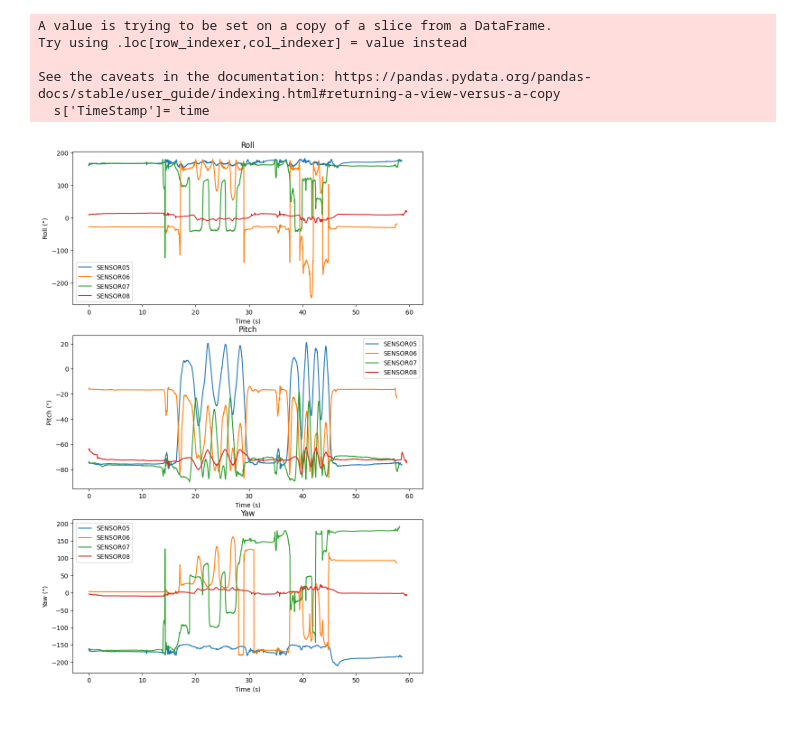
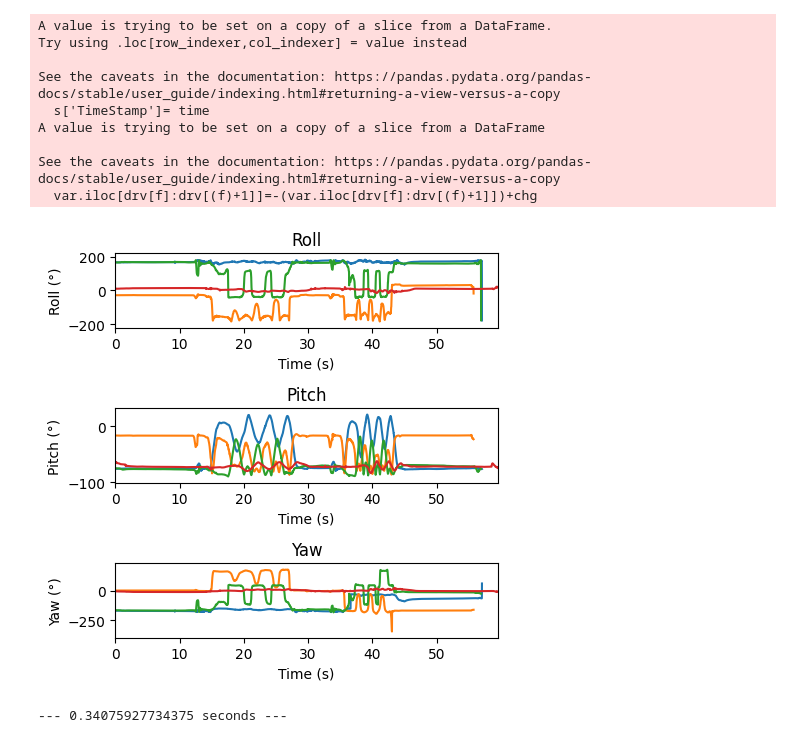
Before and after one commit to TEC-CIMB/SAM-Processing, a Jupyter notebook: Proyecto_SAM.ipynb, the cells around one changed output. Cells and saved outputs as stored; diff of their text form; code cells hidden in the pictures.

```diff
--- a/Proyecto_SAM.ipynb
+++ b/Proyecto_SAM.ipynb
@@ -172,20 +169,34 @@ def Get_Rotation_Matrix(data):
     Rot_Mtx[i]= R
   return Rot_Mtx
 # %%
+start_time = time.time()
 #test= input('put the name test:')
 test= 'FECad_p1'
 dir="D:/_Proyecto-SAM/2022-02-01/"+test+'/'
-
 # Load the data
 data= Load_Files(dir)
 # Set Start to 0 Sensors(SAM).
 data= Set_Data(data)
-data= Change_Range(data, 0.5)
+# Adjust angles range to a continous angles.
+data= Change_Range(data,150)
+# Resample the data to 200 Hz.
+data= Resample(data,200)
+# Synchronize the data.
+data= Syncronize(data)
+# Resample the data to 200 Hz.
+data= Resample(data,200)
+# Plot the data
 Plot_Data(data)
+print("--- %s seconds ---" % (time.time() - start_time))
 # %% [output]
 A value is trying to be set on a copy of a slice from a DataFrame.
 Try using .loc[row_indexer,col_indexer] = value instead
 
 See the caveats in the documentation: https://pandas.pydata.org/pandas-docs/stable/user_guide/indexing.html#returning-a-view-versus-a-copy
   s['TimeStamp']= time
+A value is trying to be set on a copy of a slice from a DataFrame
+
+See the caveats in the documentation: https://pandas.pydata.org/pandas-docs/stable/user_guide/indexing.html#returning-a-view-versus-a-copy
+  var.iloc[drv[f]:drv[(f)+1]]=-(var.iloc[drv[f]:drv[(f)+1]])+chg
-[figure, old version]
+[figure, new version]
+--- 0.34075927734375 seconds ---
```
Also changed, not shown: parts of 7 cells of this notebook.
